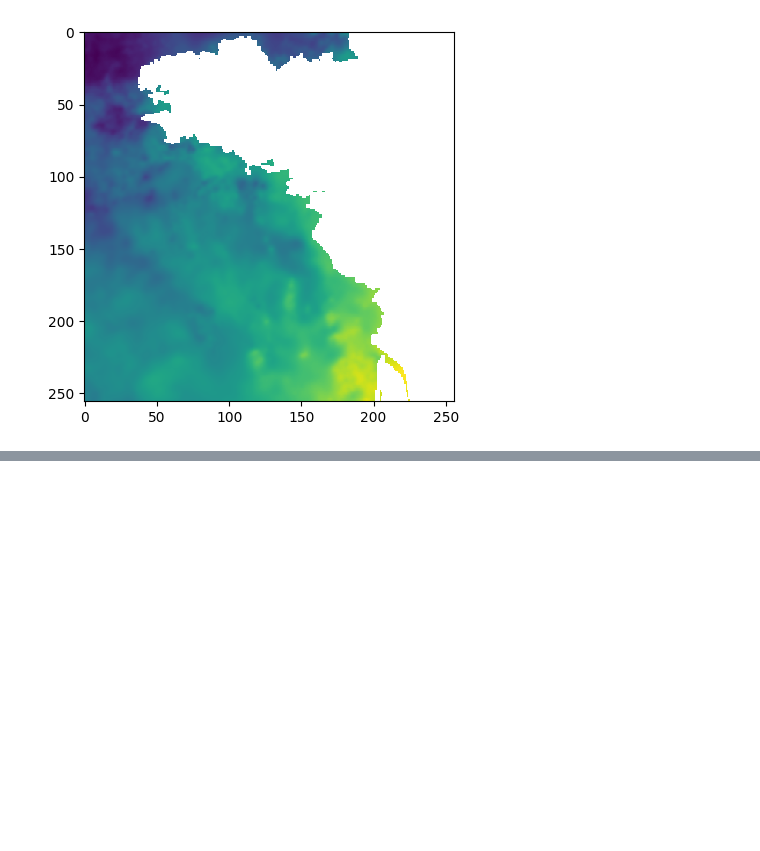
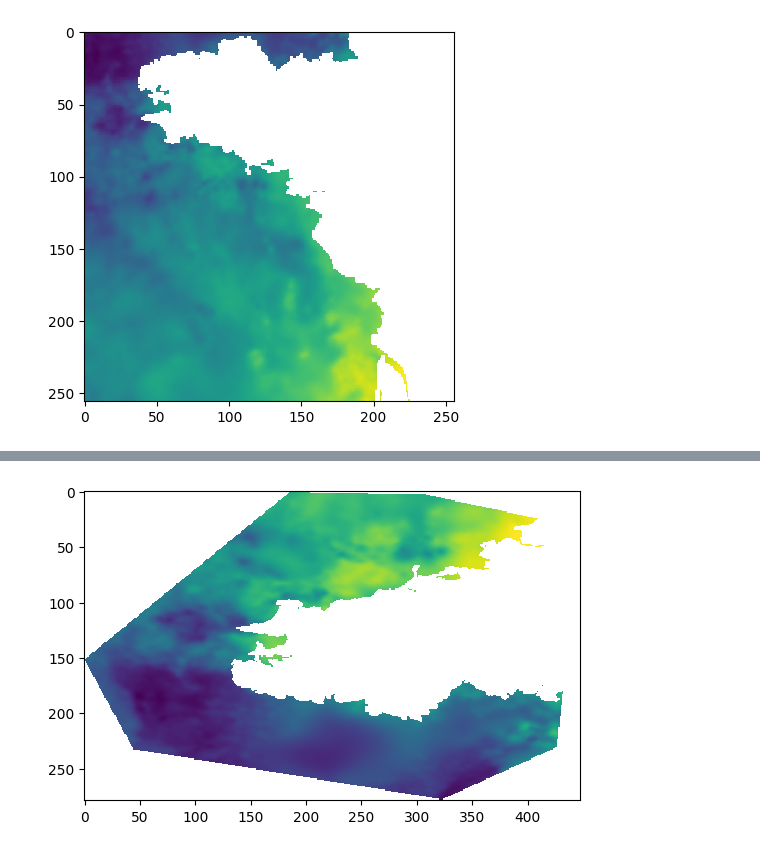
Before and after one commit to cogeotiff/rio-tiler, a Jupyter notebook: docs/src/examples/Using-rio-tiler-XarrayReader.ipynb, the cells around one changed output, grey strips where cells are left out. Cells and saved outputs as stored; diff of their text form; code cells hidden in the pictures; blank space fills up the shorter version.

```diff
--- a/docs/src/examples/Using-rio-tiler-XarrayReader.ipynb
+++ b/docs/src/examples/Using-rio-tiler-XarrayReader.ipynb
@@ -73,0 +84,30 @@ plt.imshow(img.data_as_image());
+# %%
+geojson = {
+    "type": "Feature",
+    "properties": {},
+    "geometry": {
+        "coordinates": [
+            [
+                [-4.262517145703015, 49.58852771128011],
+                [-6.121754821536115, 48.07366436953052],
+                [-5.679508966604999, 47.26534294147169],
+                [-2.890652452854056, 46.8101748147248],
+                [-1.8527423498805433, 47.28371740880311],
+                [-1.6541805026549241, 49.26565692911578],
+                [-3.0440846882388257, 49.565118360747164],
+                [-4.262517145703015, 49.58852771128011],
+            ]
+        ],
+        "type": "Polygon",
+    },
+}
+
+with XarrayReader(da) as dst:
+    img = dst.feature(
+        geojson,
+        max_size=1024,
+    )
+
+plt.imshow(img.data_as_image())
+# %% [output]
+[figure, added]
```
Also changed, not shown: parts of 3 cells of this notebook, 3 other files.
